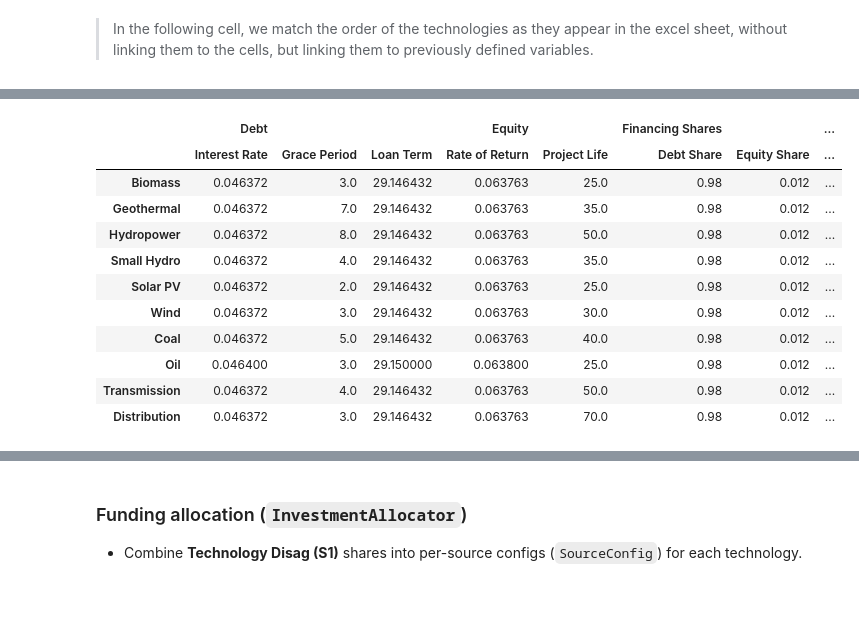
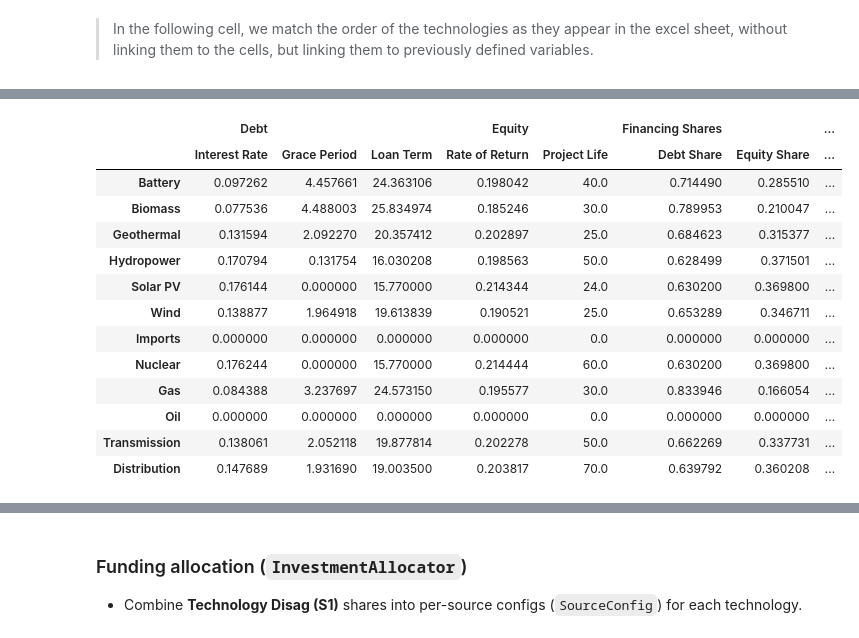
Before and after one commit to MINFinModel/minfin-py-public-release, a Jupyter notebook: minfin_notebook.ipynb, the cells around one changed output, grey strips where cells are left out. Drawn from its saved outputs; the diff is of its cells as text; code cells hidden in the pictures; blank space fills up the shorter version.

```diff
--- a/minfin_notebook.ipynb
+++ b/minfin_notebook.ipynb
@@ -47,7 +47,7 @@ START_YEAR = 2025
 # Legacy example workbook:
 # file_path = "data/MINFin Energy Example Input File.xlsm"
 # Pure-input workbook (default):
-file_path = r"data/MINFin Input File - Zambia.xlsx"
+file_path = r"data/MINFin Input File - Apr26.xlsx"
 
 with pd.ExcelFile(file_path, engine="openpyxl") as xls:
     sheet_names = xls.sheet_names
@@ -765,10 +832,11 @@ else:
         file_path, sheet_name="Technology Disag (S1)", header=None
     )
 
-    start_col = 3  # column B
+    start_col = 3  # first financing parameter column
     end_col = 43  # through column AQ (slice end exclusive)
     start_row = 3
     end_row = 61  # 3 header rows + data block
+    tech_name_col = 1  # column B: technology names
 
     technology_disag_s1_extracted = technology_disag_s1_raw.iloc[
         start_row:end_row, start_col:end_col
@@ -790,7 +858,19 @@ else:
         names=["Source", "Category", "Parameter"],
     )
 
-    technology_disag_s1_data = technology_disag_s1_extracted.iloc[3:].reset_index(drop=True)
+    technology_disag_s1_data = technology_disag_s1_extracted.iloc[3:].copy()
+    # Index by technology name from column B (same rows as the data block) — never leave a
+    # RangeIndex for later positional relabeling.
+    _tech_names = (
+        technology_disag_s1_raw.iloc[start_row + 3 : end_row, tech_name_col]
+        .astype(str)
+        .str.strip()
+    )
+    technology_disag_s1_data.index = _tech_names.values
+    technology_disag_s1_data = technology_disag_s1_data[
+        ~technology_disag_s1_data.index.isin(["", "nan", "None", "Technology"])
+    ]
+    technology_disag_s1_data = technology_disag_s1_data.apply(pd.to_numeric, errors="coerce")
 # %%
 technology_disag_s1_data
 # %% [output]
@@ -904,43 +999,58 @@ for category in categories:
     columns = cat.columns
     debt_mask = columns.get_level_values("Category") == category
     for parameter in columns[debt_mask].get_level_values("Parameter").unique():
         data = cat.loc[:, idx[:, :, parameter]].droplevel(["Parameter", "Category"], axis=1)
         if category in ["Debt"] or parameter in ["Debt"]:
             weighted_avg = cal_weighted_avg(data, weights_debt)
         elif category in ["Equity"] or parameter in ["Equity"]:
             weighted_avg = cal_weighted_avg(data, weights_equity)
         else:
             if parameter in ["Debt Share"]:
                 weighted_avg = weights_debt.sum(axis=1)
             elif parameter in ["Equity Share"]:
                 weighted_avg = weights_equity.sum(axis=1)
             else:
                 weighted_avg = share_of_finance.sum(axis=1)
 
         weighted_averages[(category, parameter)] = weighted_avg
 
 weighted_averages = pd.DataFrame(weighted_averages)
 
 # Weighted Average Cost of Capital by technology
 # (debt interest rate x debt share + equity rate of return x equity share)
 weighted_averages[("Weighted Cost of Capital", "WACC")] = (
     weighted_averages[("Debt", "Interest Rate")] * weighted_averages[("Financing Shares", "Debt Share")]
     + weighted_averages[("Equity", "Rate of Return")] * weighted_averages[("Financing Shares", "Equity Share")]
 )
+
+# Explain "repeated" rows: when Share of Finance is concentrated on one source
+# (e.g. Zambia all Conc_IFI), debt terms collapse to that source's values for every tech.
+_sof_by_source = share_of_finance.mean()
+_dominant = _sof_by_source.idxmax() if len(_sof_by_source) else None
+if _dominant is not None and float(_sof_by_source.max()) > 0.9:
+    print(
+        f"Note: financing is concentrated on '{_dominant}' "
+        f"(mean Share of Finance={float(_sof_by_source.max()):.2f}). "
+        "Debt Interest Rate / Loan Term / WACC will look similar across technologies "
+        "when that source's parameters are themselves similar in NEW INFRASTRUCTURE."
+    )
+
 weighted_averages
 # %% [output]
 |  | Debt |  |  | Equity |  | Financing Shares |  | ... |
 |  | Interest Rate | Grace Period | Loan Term | Rate of Return | Project Life | Debt Share | Equity Share | ... |
-| Biomass | 0.046372 | 3.0 | 29.146432 | 0.063763 | 25.0 | 0.98 | 0.012 | ... |
-| Geothermal | 0.046372 | 7.0 | 29.146432 | 0.063763 | 35.0 | 0.98 | 0.012 | ... |
-| Hydropower | 0.046372 | 8.0 | 29.146432 | 0.063763 | 50.0 | 0.98 | 0.012 | ... |
-| Small Hydro | 0.046372 | 4.0 | 29.146432 | 0.063763 | 35.0 | 0.98 | 0.012 | ... |
-| Solar PV | 0.046372 | 2.0 | 29.146432 | 0.063763 | 25.0 | 0.98 | 0.012 | ... |
-| Wind | 0.046372 | 3.0 | 29.146432 | 0.063763 | 30.0 | 0.98 | 0.012 | ... |
-| Coal | 0.046372 | 5.0 | 29.146432 | 0.063763 | 40.0 | 0.98 | 0.012 | ... |
-| Oil | 0.046400 | 3.0 | 29.150000 | 0.063800 | 25.0 | 0.98 | 0.012 | ... |
-| Transmission | 0.046372 | 4.0 | 29.146432 | 0.063763 | 50.0 | 0.98 | 0.012 | ... |
-| Distribution | 0.046372 | 3.0 | 29.146432 | 0.063763 | 70.0 | 0.98 | 0.012 | ... |
+| Battery | 0.097262 | 4.457661 | 24.363106 | 0.198042 | 40.0 | 0.714490 | 0.285510 | ... |
+| Biomass | 0.077536 | 4.488003 | 25.834974 | 0.185246 | 30.0 | 0.789953 | 0.210047 | ... |
+| Geothermal | 0.131594 | 2.092270 | 20.357412 | 0.202897 | 25.0 | 0.684623 | 0.315377 | ... |
+| Hydropower | 0.170794 | 0.131754 | 16.030208 | 0.198563 | 50.0 | 0.628499 | 0.371501 | ... |
+| Solar PV | 0.176144 | 0.000000 | 15.770000 | 0.214344 | 24.0 | 0.630200 | 0.369800 | ... |
+| Wind | 0.138877 | 1.964918 | 19.613839 | 0.190521 | 25.0 | 0.653289 | 0.346711 | ... |
+| Imports | 0.000000 | 0.000000 | 0.000000 | 0.000000 | 0.0 | 0.000000 | 0.000000 | ... |
+| Nuclear | 0.176244 | 0.000000 | 15.770000 | 0.214444 | 60.0 | 0.630200 | 0.369800 | ... |
+| Gas | 0.084388 | 3.237697 | 24.573150 | 0.195577 | 30.0 | 0.833946 | 0.166054 | ... |
+| Oil | 0.000000 | 0.000000 | 0.000000 | 0.000000 | 0.0 | 0.000000 | 0.000000 | ... |
+| Transmission | 0.138061 | 2.052118 | 19.877814 | 0.202278 | 50.0 | 0.662269 | 0.337731 | ... |
+| Distribution | 0.147689 | 1.931690 | 19.003500 | 0.203817 | 70.0 | 0.639792 | 0.360208 | ... |
 # %%
 # If your MultiIndex is in .columns
 columns = technology_disag_s1_data.columns  # or your MultiIndex
```
Also changed, not shown: parts of 45 cells of this notebook, 6 other files.
